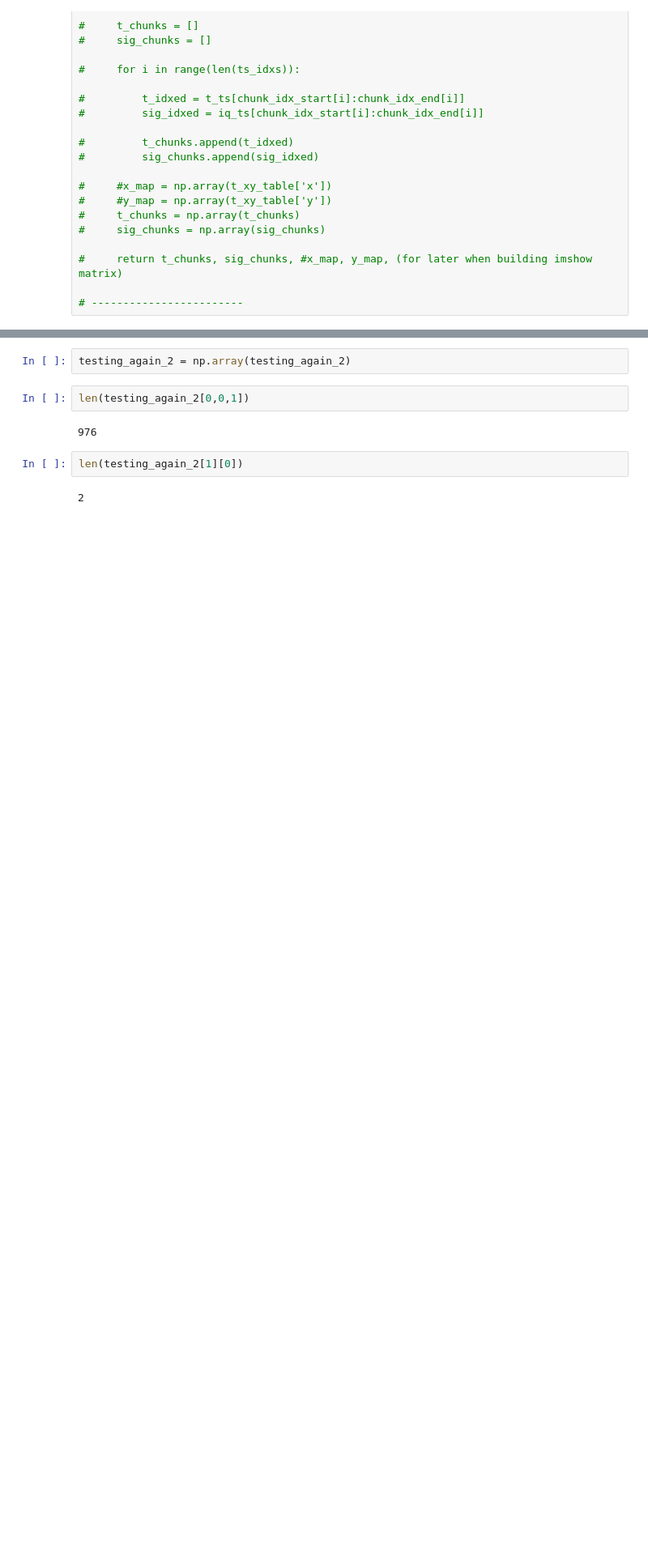
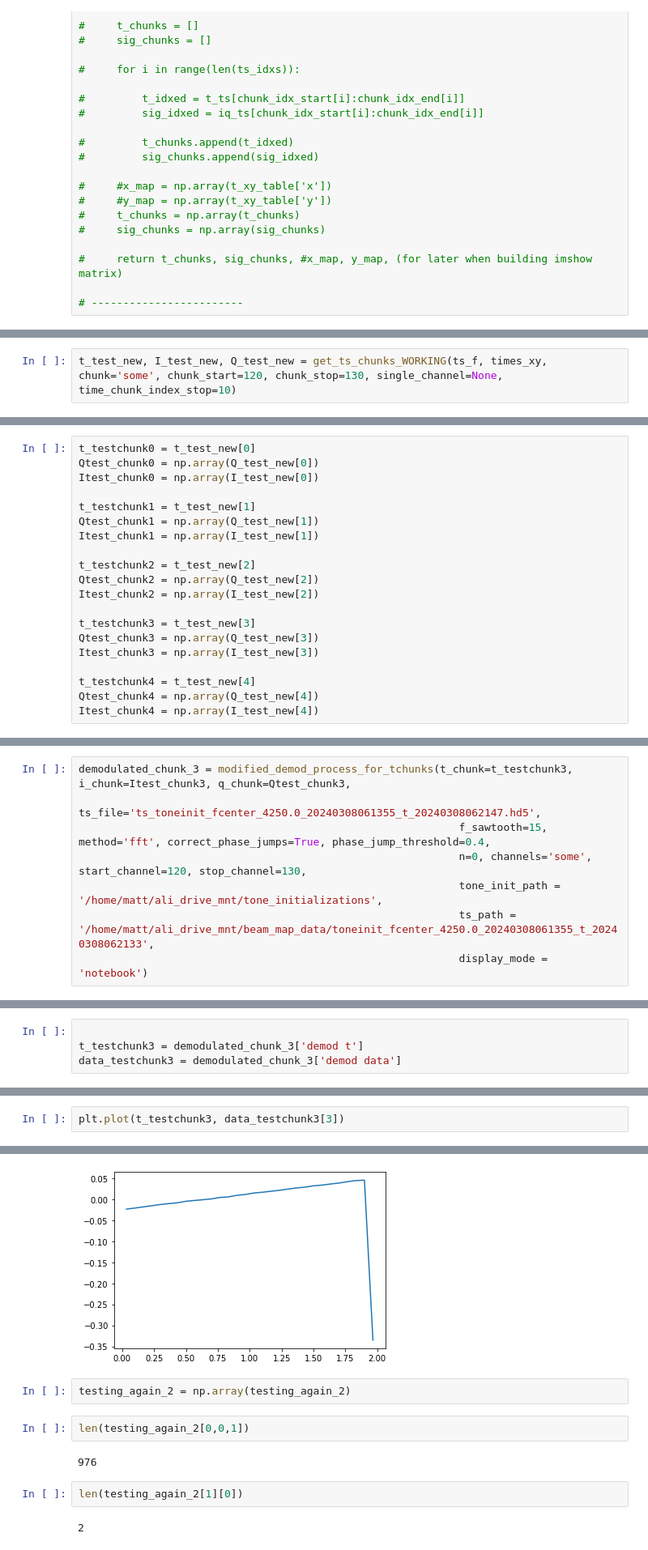
Before and after one commit to withersm/readout, a Jupyter notebook: lea_beammap_work/ali_hdf5_reading/time_chunking/tchunk_2_r.ipynb, the cells around one changed output, grey strips where cells are left out. Shown at 81% size. Drawn from its saved outputs; the diff is of its cells as text; blank space fills up the shorter version.

Commit message:
LY-time chunk plotting

```diff
--- a/lea_beammap_work/ali_hdf5_reading/time_chunking/tchunk_2_r.ipynb
+++ b/lea_beammap_work/ali_hdf5_reading/time_chunking/tchunk_2_r.ipynb
@@ -642,0 +608,2 @@ testing_again_2[0]
+# %%
+t_test_new, I_test_new, Q_test_new = get_ts_chunks_WORKING(ts_f, times_xy, chunk='some', chunk_start=120, chunk_stop=130, single_channel=None, time_chunk_index_stop=10)
@@ -642,0 +632,20 @@ testing_again_2[0]
+# %%
+t_testchunk0 = t_test_new[0]
+Qtest_chunk0 = np.array(Q_test_new[0])
+Itest_chunk0 = np.array(I_test_new[0])
+
+t_testchunk1 = t_test_new[1]
+Qtest_chunk1 = np.array(Q_test_new[1])
+Itest_chunk1 = np.array(I_test_new[1])
+
+t_testchunk2 = t_test_new[2]
+Qtest_chunk2 = np.array(Q_test_new[2])
+Itest_chunk2 = np.array(I_test_new[2])
+
+t_testchunk3 = t_test_new[3]
+Qtest_chunk3 = np.array(Q_test_new[3])
+Itest_chunk3 = np.array(I_test_new[3])
+
+t_testchunk4 = t_test_new[4]
+Qtest_chunk4 = np.array(Q_test_new[4])
+Itest_chunk4 = np.array(I_test_new[4])
@@ -642,0 +789,8 @@ testing_again_2[0]
+# %%
+demodulated_chunk_3 = modified_demod_process_for_tchunks(t_chunk=t_testchunk3, i_chunk=Itest_chunk3, q_chunk=Qtest_chunk3,
+                                                            ts_file='ts_toneinit_fcenter_4250.0_20240308061355_t_20240308062147.hd5',
+                                                            f_sawtooth=15, method='fft', correct_phase_jumps=True, phase_jump_threshold=0.4,
+                                                            n=0, channels='some', start_channel=120, stop_channel=130,
+                                                            tone_init_path = '/home/matt/ali_drive_mnt/tone_initializations',
+                                                            ts_path = '/home/matt/ali_drive_mnt/beam_map_data/toneinit_fcenter_4250.0_20240308061355_t_20240308062133',
+                                                            display_mode = 'notebook')
@@ -642,0 +888,4 @@ testing_again_2[0]
+# %%
+
+t_testchunk3 = demodulated_chunk_3['demod t']
+data_testchunk3 = demodulated_chunk_3['demod data']
@@ -642,0 +915,3 @@ testing_again_2[0]
+# %%
+plt.plot(t_testchunk3, data_testchunk3[3])
+# %% [output]
@@ -643,3 +919,4 @@ testing_again_2[0]
+[figure, added]
 # %%
 testing_again_2 = np.array(testing_again_2)
 # %%
```
Also changed, not shown: parts of 41 cells of this notebook, 1 other file.
